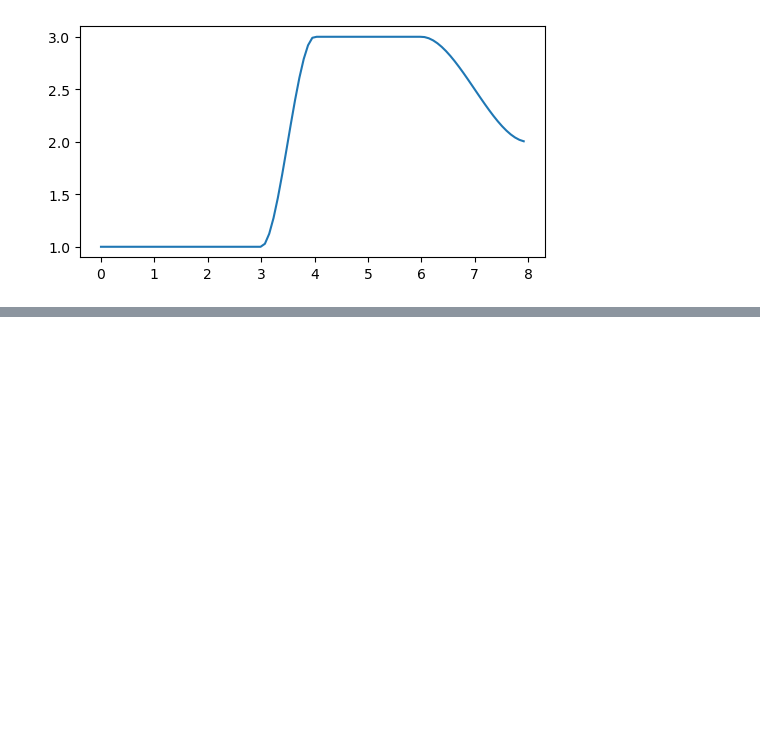
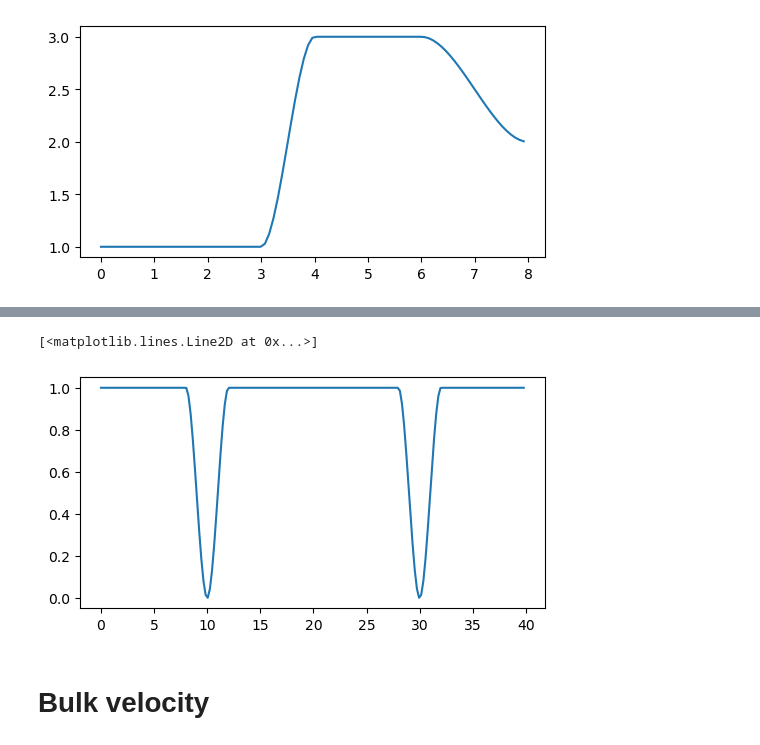
Before and after one commit to rochSmets/myNb, a Jupyter notebook: stepSmooth.ipynb, the cells around one changed output, grey strips where cells are left out. Drawn from its saved outputs; the diff is of its cells as text; code cells hidden in the pictures; blank space fills up the shorter version.

```diff
--- a/stepSmooth.ipynb
+++ b/stepSmooth.ipynb
@@ -62,0 +67,21 @@ ax.plot(x,y)
+# %%
+Dn = [0.0, +1.0]
+
+consts = [((x0,    x1-2*Dx), Dn[1]),
+          ((x1+2*Dx, x2-Dx), Dn[1]),
+          ((x2+2*Dx, xm),    Dn[1]), ]
+steps = [((x1-2*Dx, x1), (Dn[1], Dn[0])),
+         ((x1, x1+2*Dx), (Dn[0], Dn[1])),
+         ((x2-2*Dx, x2), (Dn[1], Dn[0])),
+         ((x2, x2+2*Dx), (Dn[0], Dn[1])), ]
+# %%
+n = piecewise(x, consts, steps)
+# %%
+fig = plt.figure(figsize=(6, 3))
+ax = fig.add_subplot()
+ax.plot(x,n)
+# %% [output]
+[<matplotlib.lines.Line2D at 0x...>]
+[figure, added]
+# %% [markdown]
+# Bulk velocity
```
Also changed, not shown: parts of 10 cells of this notebook.
